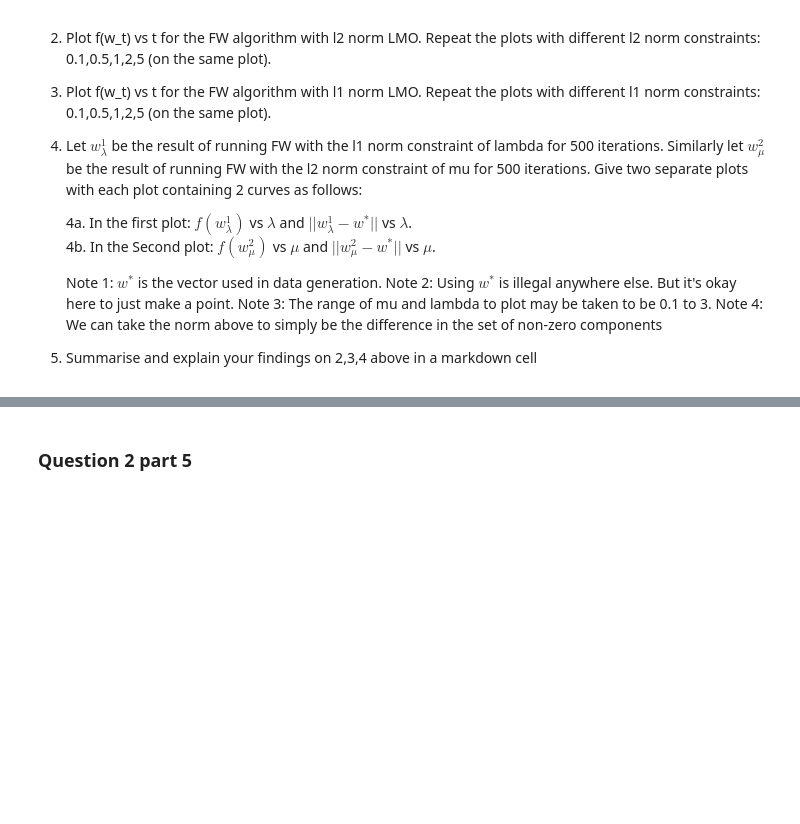
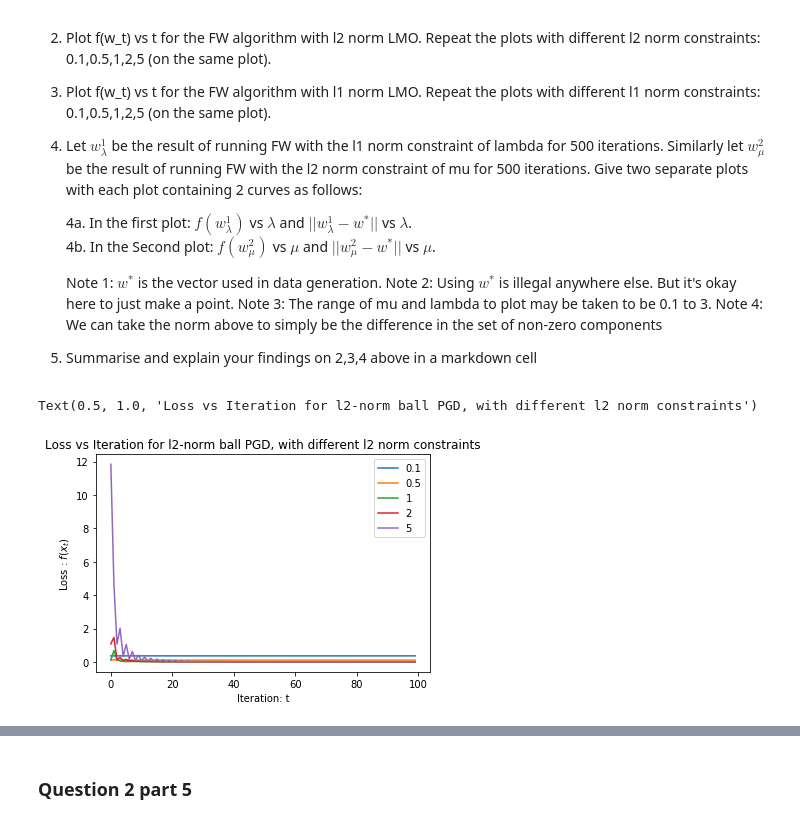
Before and after one commit to Milind-Blaze/CS5020_2019, a Jupyter notebook: PA_constrained_opt_student.ipynb, the cells around one changed output, grey strips where cells are left out. Drawn from its saved outputs; the diff is of its cells as text; code cells hidden in the pictures; blank space fills up the shorter version.

```diff
--- a/PA_constrained_opt_student.ipynb
+++ b/PA_constrained_opt_student.ipynb
@@ -334,22 +460,25 @@ def FW_step_l1(w, l1_norm, gamma):
 # %%
 # Question 2 part 2
 
 f_vals_all=[]
 plt.figure()
 norm_constraint_vals = [0.1, 0.5, 1, 2, 5]
 for norm_constraint in norm_constraint_vals:
     f_vals=[]
     w=np.zeros(data_dim)
 
     for t in range(100):
-        w = FW_step_l2(w, norm_constraint, gamma=2./(t+2)
+        w = FW_step_l2(w, norm_constraint, gamma=2./(t+2))
         f_vals.append(get_value(w))
     f_vals_all.append(f_vals)
 plt.plot(range(100),np.array(f_vals_all).T)
 plt.legend(norm_constraint_vals)
 plt.xlabel('Iteration: t')
 plt.ylabel('Loss : $f(x_t)$')
 plt.title('Loss vs Iteration for l2-norm ball PGD, with different l2 norm constraints')
+# %% [output]
+Text(0.5, 1.0, 'Loss vs Iteration for l2-norm ball PGD, with different l2 norm constraints')
+[figure, added]
 # %%
 # Question 2 part 3
 
```
Also changed, not shown: parts of 10 cells of this notebook.
